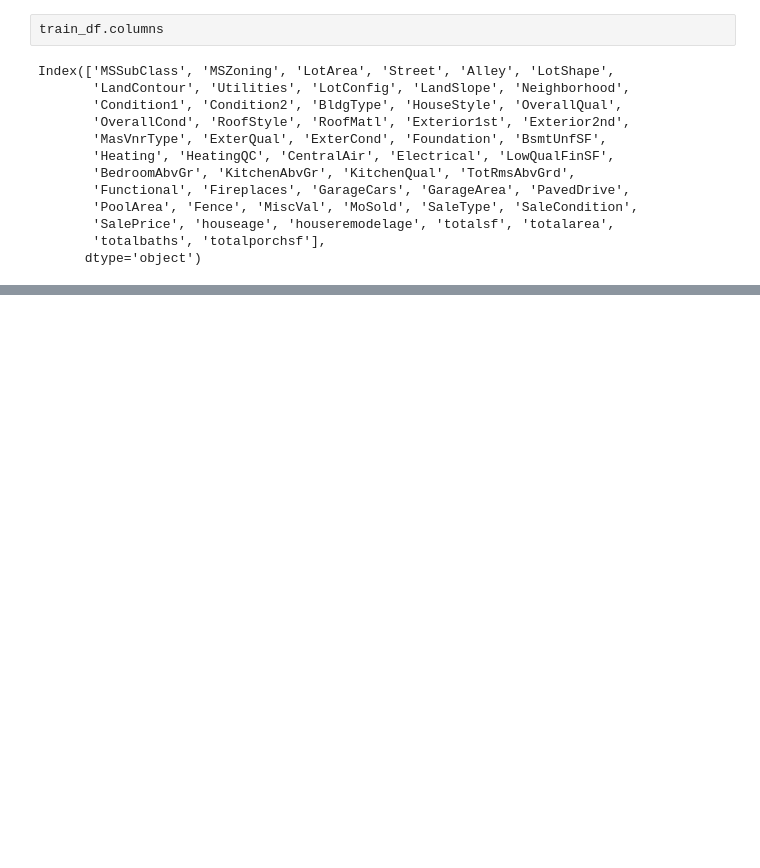
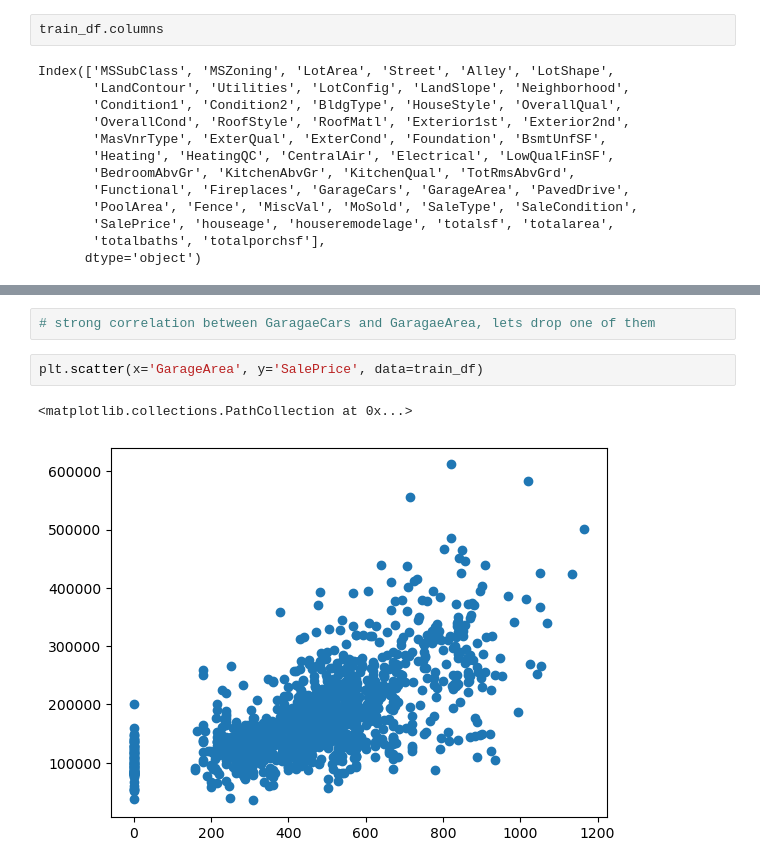
Before and after one commit to mjedrzejowski2/House_predict, a Jupyter notebook: House_price_project.ipynb, the cells around one changed output, grey strips where cells are left out. Cells and saved outputs as stored; diff of their text form; blank space fills up the shorter version.

```diff
--- a/House_price_project.ipynb
+++ b/House_price_project.ipynb
@@ -954,0 +970,7 @@ sns.heatmap(correlation_matrix, annot=True, cmap='coolwarm', fmt=".2f")
+# %%
+# strong correlation between GaragaeCars and GaragaeArea, lets drop one of them
+# %%
+plt.scatter(x='GarageArea', y='SalePrice', data=train_df)
+# %% [output]
+<matplotlib.collections.PathCollection at 0x...>
+[figure, added]
```
Also changed, not shown: parts of 16 cells of this notebook.
